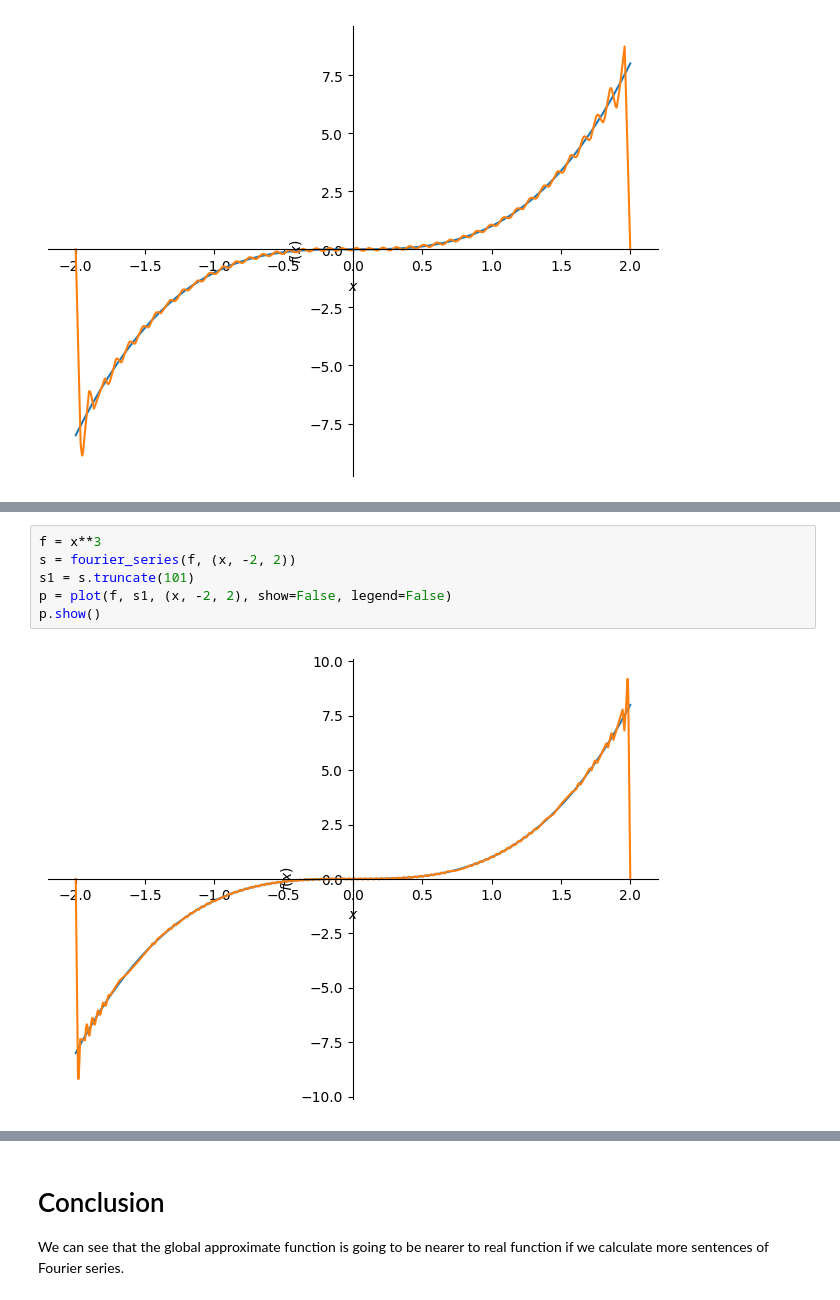
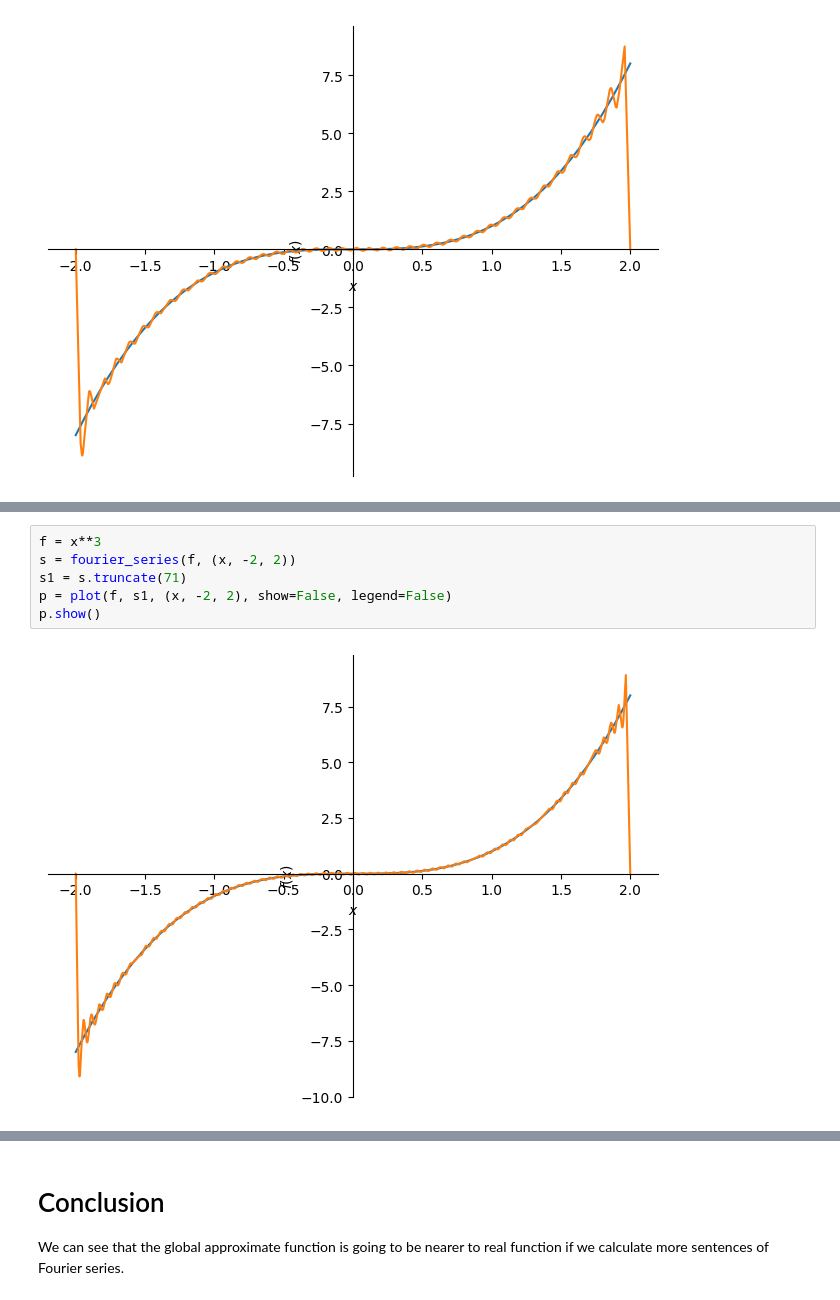
Before and after one commit to pooyanosk1382/numericalAnalysis, a Jupyter notebook: Fourier.ipynb, the cells around one changed output, grey strips where cells are left out. Drawn from its saved outputs; the diff is of its cells as text.

```diff
--- a/Fourier.ipynb
+++ b/Fourier.ipynb
@@ -106,8 +106,8 @@ s
 # %%
 f = x**3
 s = fourier_series(f, (x, -2, 2))
-s1 = s.truncate(101)
+s1 = s.truncate(71)
 p = plot(f, s1, (x, -2, 2), show=False, legend=False)
 p.show()
 # %% [output]
-[figure, old version]
+[figure, new version]
```
Also changed, not shown: parts of 5 cells of this notebook.
